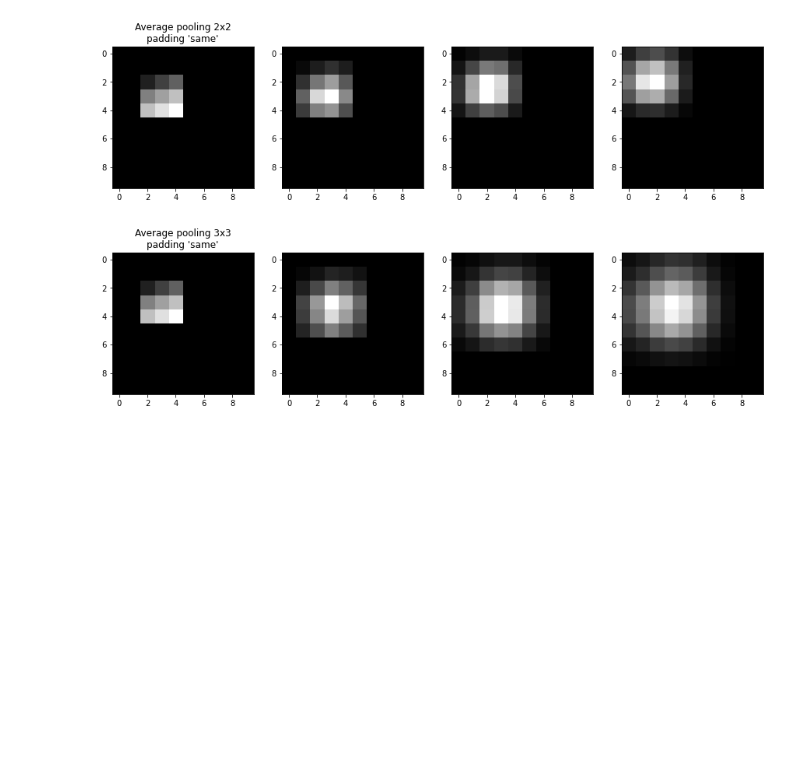
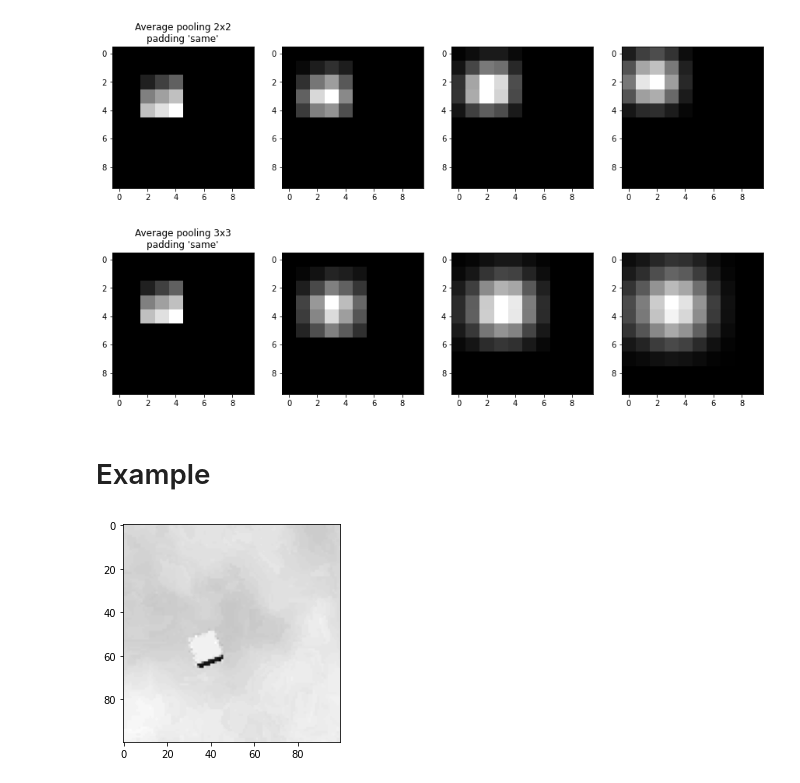
Before and after one commit to mateuszbugaj/Position_and_rotation_CNN, a Jupyter notebook: Maxpooling_demo.ipynb, the cells around one changed output. Saved outputs shown, nothing was run; the diff lists cells and outputs as text; code cells hidden in the pictures; blank space fills up the shorter version.

```diff
--- a/Maxpooling_demo.ipynb
+++ b/Maxpooling_demo.ipynb
@@ -86,3 +88,17 @@ testLayer(AveragePooling2D(pool_size=(3, 3), strides=(1, 1), padding="same", aut
 [figure]
 [figure]
 [figure]
+# %% [markdown]
+# Example
+# %%
+import cv2
+import os
+DATADIR = "dataset_generator/images/"
+img_array = cv2.imread(os.path.join(DATADIR, "1.jpg")) # cv2.IMREAD_GRAYSCALE
+img_array = cv2.resize(img_array, (100, 100))
+img_data = (np.array(img_array).reshape(1, 100, 100, 3).astype(float)) # - np.mean(img_data)) / np.std(img_data)
+img_data = img_data[0][:,:,2].reshape(1, 100, 100, 1).astype(float)
+# %%
+show(img_data)
+# %% [output]
+[figure, added]
```
Also changed, not shown: parts of 3 cells of this notebook, 2 other files.
